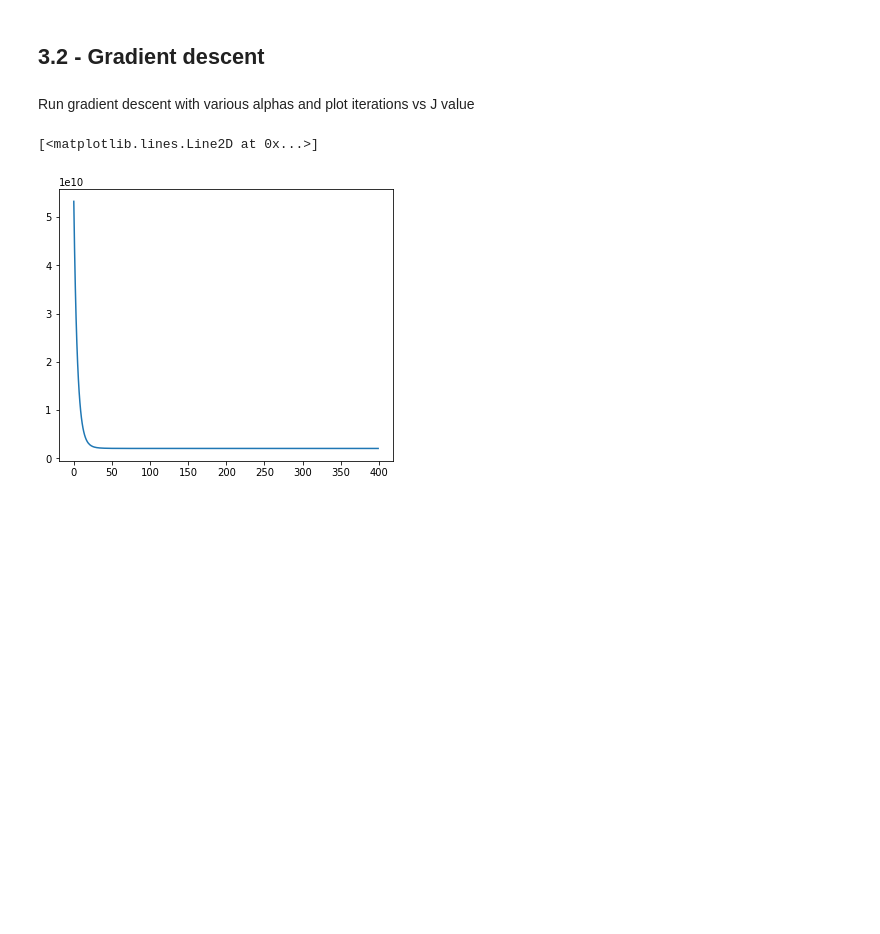
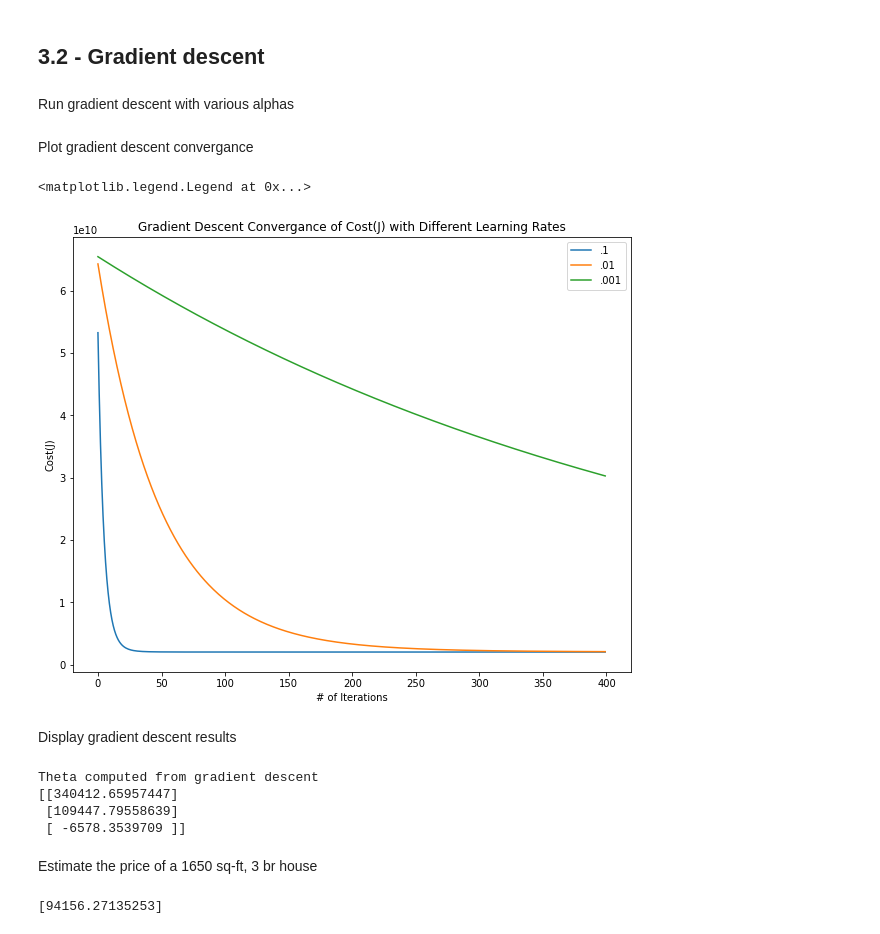
Before and after one commit to georgetruong/stanford-ml, a Jupyter notebook: ex1-linear-regression/ex1_multi.ipynb, the cells around one changed output. Drawn from its saved outputs; the diff is of its cells as text; code cells hidden in the pictures; blank space fills up the shorter version.

Commit message:
Plot convergence graph and predict price of house

```diff
--- a/ex1-linear-regression/ex1_multi.ipynb
+++ b/ex1-linear-regression/ex1_multi.ipynb
@@ -121,7 +121,7 @@ def gradient_descent_multi(X, y, theta, alpha, num_iters):
 
     return theta, J_history
 # %% [markdown]
-Run gradient descent with various alphas and plot iterations vs J value
+Run gradient descent with various alphas
 # %%
 # Define variables for gradient descent
 num_iters = 400
@@ -130,10 +130,64 @@ num_iters = 400
 alpha = 0.1
 theta = np.zeros((3, 1))
 theta, J_history = gradient_descent_multi(X, y, theta, alpha, num_iters)
+theta_0_1 = theta.copy()
 J1 = J_history
+
+# Run gradient descent with alpha = 0.01
+alpha = 0.01
+theta = np.zeros((3, 1))
+theta, J_history = gradient_descent_multi(X, y, theta, alpha, num_iters)
+J2 = J_history
+
+# Run gradient descent with alpha = 0.001
+alpha = 0.001
+theta = np.zeros((3, 1))
+theta, J_history = gradient_descent_multi(X, y, theta, alpha, num_iters)
+J3 = J_history
-# %%
-x = np.arange(0, J1.size)
-plt.plot(x, J1)
-# %% [output]
-[<matplotlib.lines.Line2D at 0x...>]
-[figure, removed]
+# %% [markdown]
+Plot gradient descent convergance
+# %%
+iterations = np.arange(0, J1.size)
+
+fig,ax = plt.subplots(figsize=(10, 8))
+ax.plot(iterations, J1, label='.1')
+ax.plot(iterations, J2, label='.01')
+ax.plot(iterations, J3, label='.001')
+ax.set_title('Gradient Descent Convergance of Cost(J) with Different Learning Rates')
+ax.set_xlabel('# of Iterations')
+ax.set_ylabel('Cost(J)')
+ax.legend()
+# %% [output]
+<matplotlib.legend.Legend at 0x...>
+[figure, added]
+# %% [markdown]
+Display gradient descent results
+# %%
+print('Theta computed from gradient descent')
+print(theta_0_1)
+# %% [output]
+Theta computed from gradient descent
+[[340412.65957447]
+ [109447.79558639]
+ [ -6578.3539709 ]]
+# %% [markdown]
+Estimate the price of a 1650 sq-ft, 3 br house
+# %%
+# Data used to predict price
+area = 1650
+rooms = 3
+
+# Normalize data based on previous calculations of mu and sigma on X
+area_norm = (area - mu[0, 0]) / sigma[0, 0]
+rooms_norm = (rooms - mu[0, 1]) / sigma[0, 1]
+
+# Calculate predicted price
+price = (np.array([1, area_norm, rooms_norm])) @ theta
+
+# BUG: Price and theta doesn't match Ocatve
+#       theta = [112272.89; 22056.24; 14493.33]
+#       price = [14493.33]
+print('Predicted price of a 1650 sq-ft, 3br house (using gradient decent):')
+print(price)
+# %% [output]
+[94156.27135253]
```
